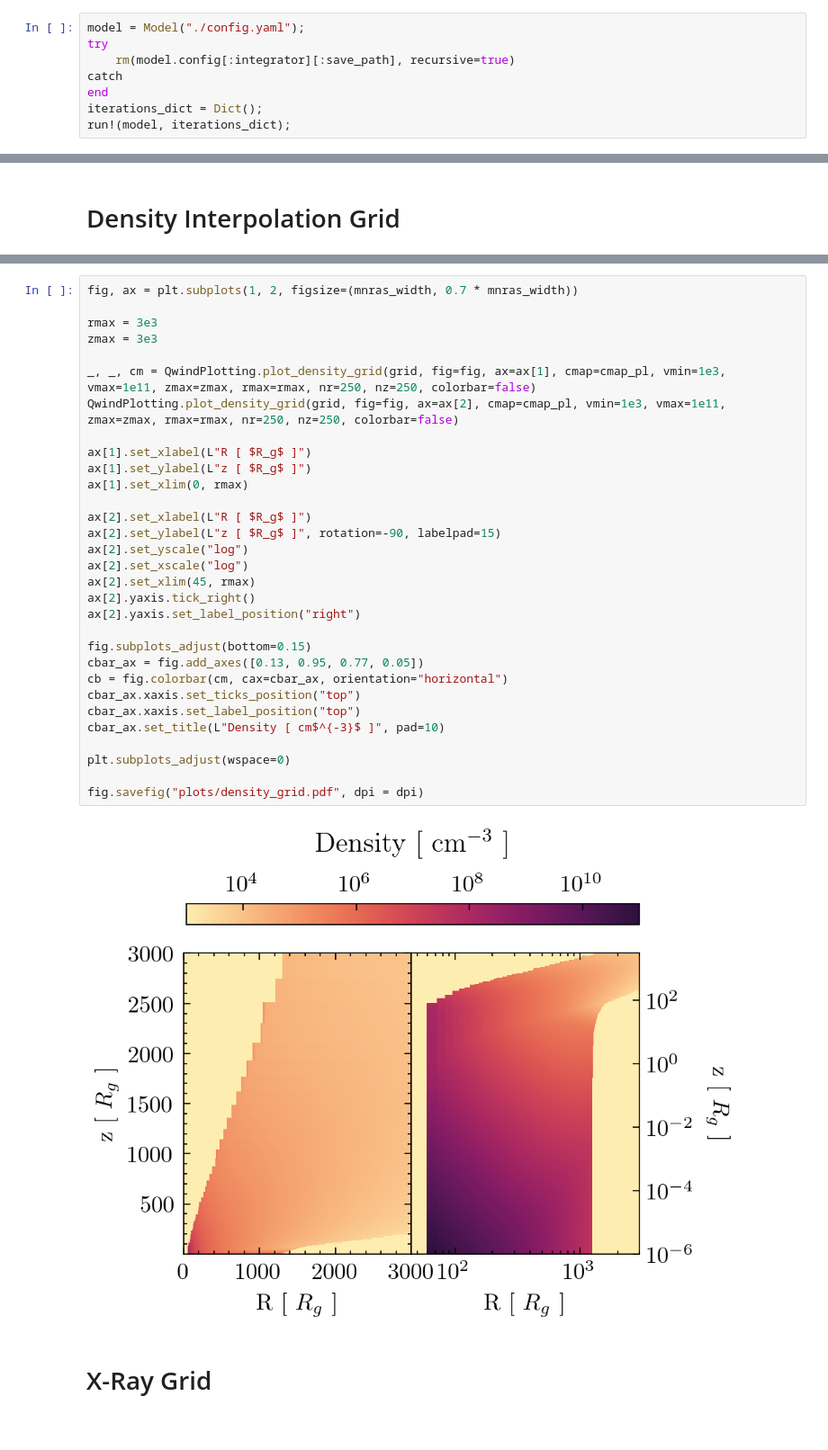
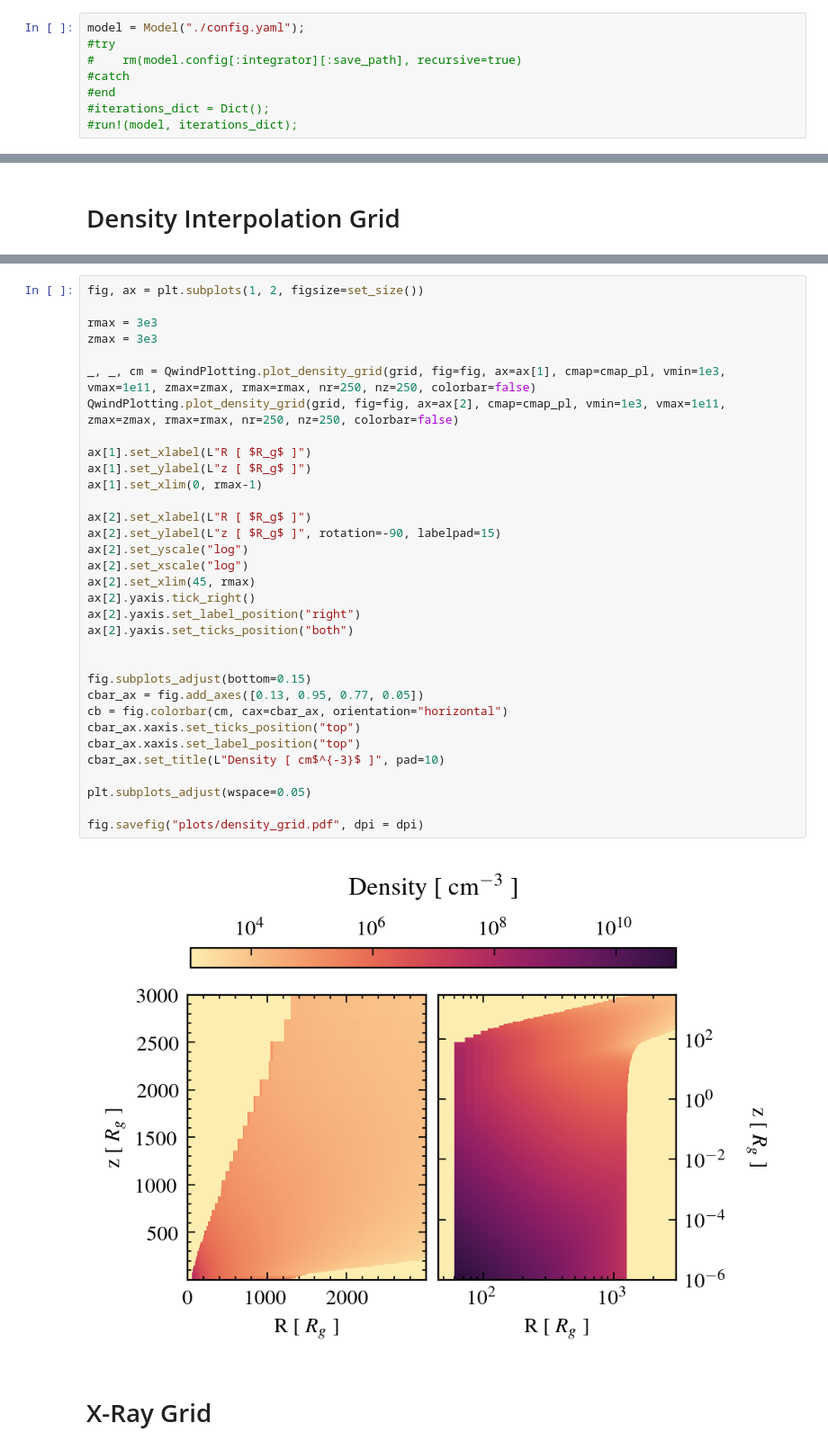
Before and after one commit to arnauqb/Qwind.jl, a Jupyter notebook: papers/paper2/rt_plots.ipynb, the cells around one changed output, grey strips where cells are left out. Shown at 90% size. Cells and saved outputs as stored; diff of their text form.

```diff
--- a/papers/paper2/rt_plots.ipynb
+++ b/papers/paper2/rt_plots.ipynb
@@ -19,8 +18,8 @@ Main.QwindPlotting
 # %%
 model = Model("./config.yaml");
-try
-    rm(model.config[:integrator][:save_path], recursive=true)
-catch
-end
-iterations_dict = Dict();
-run!(model, iterations_dict);
+#try
+#    rm(model.config[:integrator][:save_path], recursive=true)
+#catch
+#end
+#iterations_dict = Dict();
+#run!(model, iterations_dict);
@@ -353,36 +322,38 @@ grid = Qwind.construct_density_grid(r, z, n, r0s, hull2, nr = 500, nz = 500);
 # %%
-fig, ax = plt.subplots(1, 2, figsize=(mnras_width, 0.7 * mnras_width))
+fig, ax = plt.subplots(1, 2, figsize=set_size())
 
 rmax = 3e3
 zmax = 3e3
 
 _, _, cm = QwindPlotting.plot_density_grid(grid, fig=fig, ax=ax[1], cmap=cmap_pl, vmin=1e3, vmax=1e11, zmax=zmax, rmax=rmax, nr=250, nz=250, colorbar=false)
 QwindPlotting.plot_density_grid(grid, fig=fig, ax=ax[2], cmap=cmap_pl, vmin=1e3, vmax=1e11, zmax=zmax, rmax=rmax, nr=250, nz=250, colorbar=false)
 
 ax[1].set_xlabel(L"R [ $R_g$ ]")
 ax[1].set_ylabel(L"z [ $R_g$ ]")
-ax[1].set_xlim(0, rmax)
+ax[1].set_xlim(0, rmax-1)
 
 ax[2].set_xlabel(L"R [ $R_g$ ]")
 ax[2].set_ylabel(L"z [ $R_g$ ]", rotation=-90, labelpad=15)
 ax[2].set_yscale("log")
 ax[2].set_xscale("log")
 ax[2].set_xlim(45, rmax)
 ax[2].yaxis.tick_right()
 ax[2].yaxis.set_label_position("right")
+ax[2].yaxis.set_ticks_position("both")
+
 
 fig.subplots_adjust(bottom=0.15)
 cbar_ax = fig.add_axes([0.13, 0.95, 0.77, 0.05])
 cb = fig.colorbar(cm, cax=cbar_ax, orientation="horizontal")
 cbar_ax.xaxis.set_ticks_position("top")
 cbar_ax.xaxis.set_label_position("top")
 cbar_ax.set_title(L"Density [ cm$^{-3}$ ]", pad=10)
 
-plt.subplots_adjust(wspace=0)
+plt.subplots_adjust(wspace=0.05)
 
 fig.savefig("plots/density_grid.pdf", dpi = dpi)
 # %% [output]
-[figure, old version]
+[figure, new version]
 # %% [markdown]
 # X-Ray Grid
 # %%
```
Also changed, not shown: parts of 12 cells of this notebook, 5 other files.
